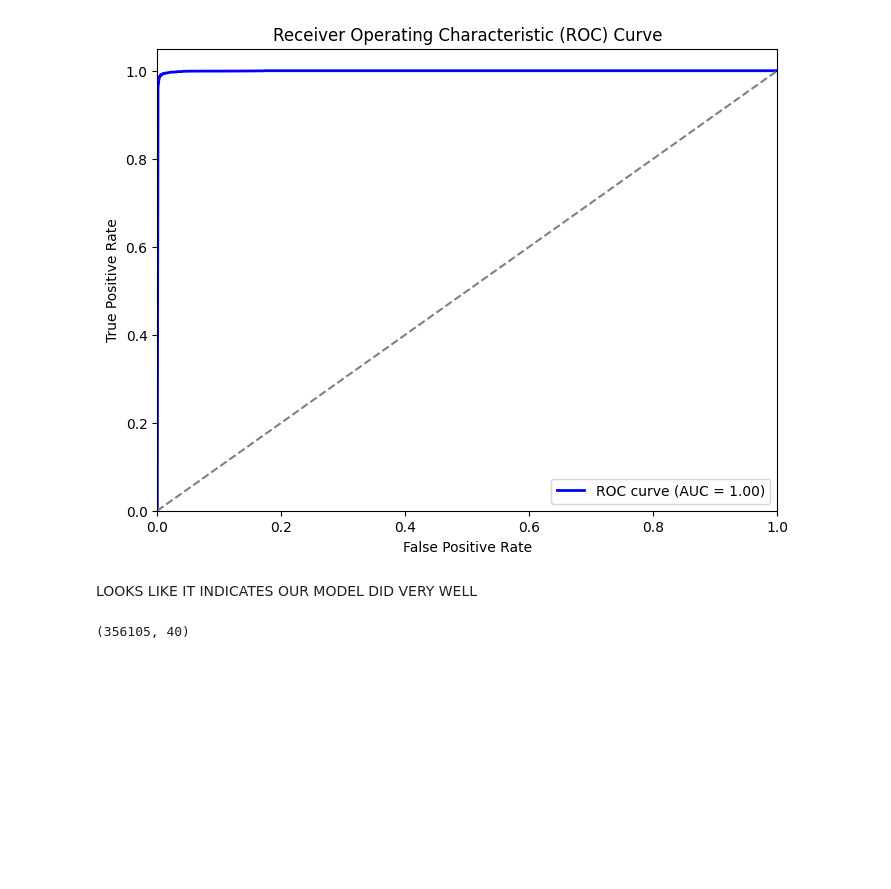
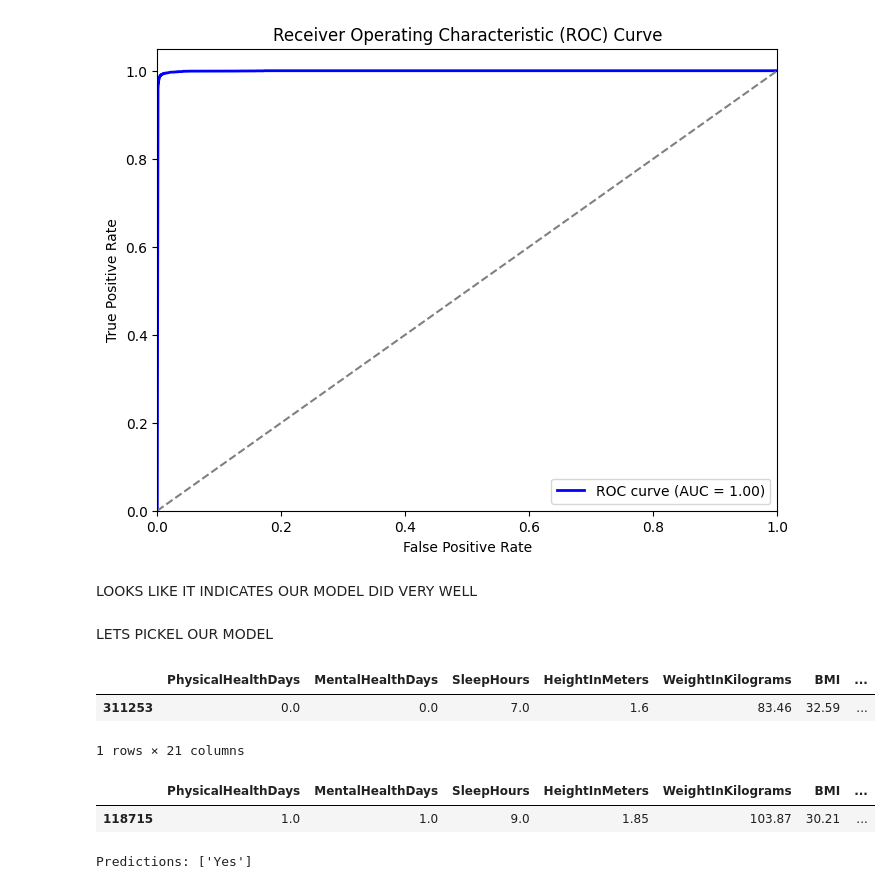
Before and after one commit to Scoperr/End-to-End-Heart-Disease-Prediction, a Jupyter notebook: notebook/eda.ipynb, the cells around one changed output. Saved outputs shown, nothing was run; the diff lists cells and outputs as text; code cells hidden in the pictures; blank space fills up the shorter version.

Commit message:
Model Training

```diff
--- a/notebook/eda.ipynb
+++ b/notebook/eda.ipynb
@@ -3,4 +3,4 @@ import pandas as pd # type: ignore
 import numpy as np
 # %%
-path = 'heart_2022.csv'
+path = 'data\heart_2022.csv'
 data = pd.read_csv(path)
@@ -596,4 +593,2 @@ train,test = train_test_split(data,train_size=0.8,random_state=42)
-# %%
-train.shape
-# %% [output]
-(356105, 40)
+# %% [markdown]
+LETS PICKEL OUR MODEL
@@ -599,0 +602,8 @@ train.shape
+# %%
+f = data.iloc[311253:311254]
+f=f[selected_columns]
+f
+# %% [output]
+|  | PhysicalHealthDays | MentalHealthDays | SleepHours | HeightInMeters | WeightInKilograms | BMI | ... |
+| 311253 | 0.0 | 0.0 | 7.0 | 1.6 | 83.46 | 32.59 | ... |
+1 rows × 21 columns
@@ -599,0 +613,19 @@ train.shape
+# %%
+X_train.iloc[:1]
+# %% [output]
+|  | PhysicalHealthDays | MentalHealthDays | SleepHours | HeightInMeters | WeightInKilograms | BMI | ... |
+| 118715 | 1.0 | 1.0 | 9.0 | 1.85 | 103.87 | 30.21 | ... |
+# %%
+import pickle
+
+# Load the model
+file_path = r"C:\D Drive\Projects\Heart Disease pred\artifacts\trained_model.pkl"
+with open(file_path, "rb") as file:
+    loaded_model = pickle.load(file)
+
+# Use the loaded model to make predictions
+predictions = loaded_model.predict(f)
+
+print("Predictions:", predictions)
+# %% [output]
+Predictions: ['Yes']
```
Also changed, not shown: parts of 6 cells of this notebook, 5 other files.
